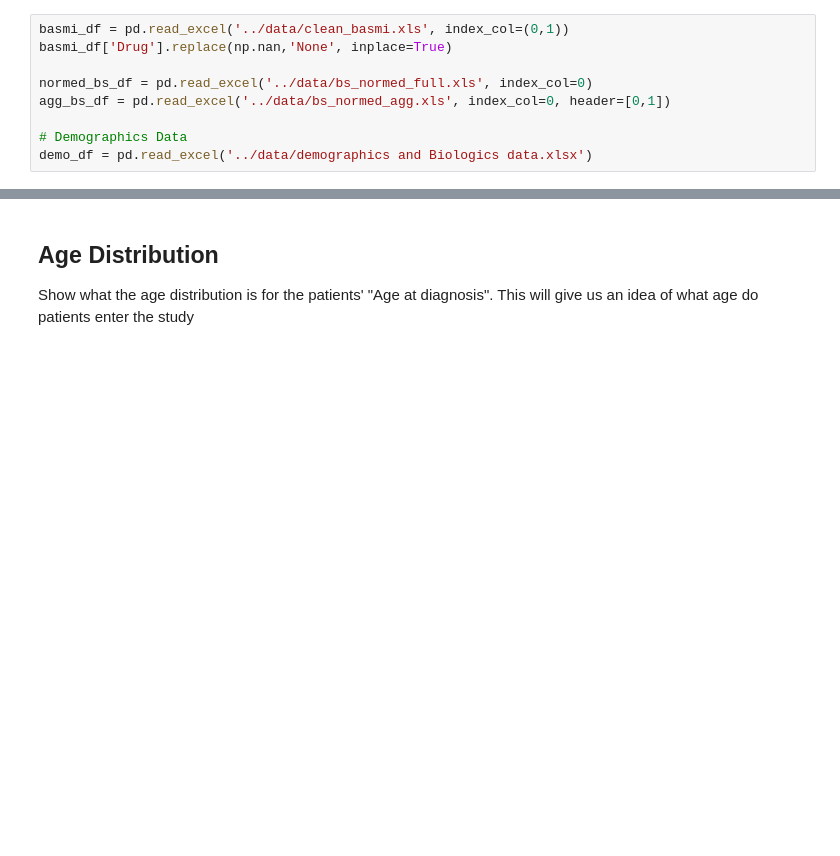
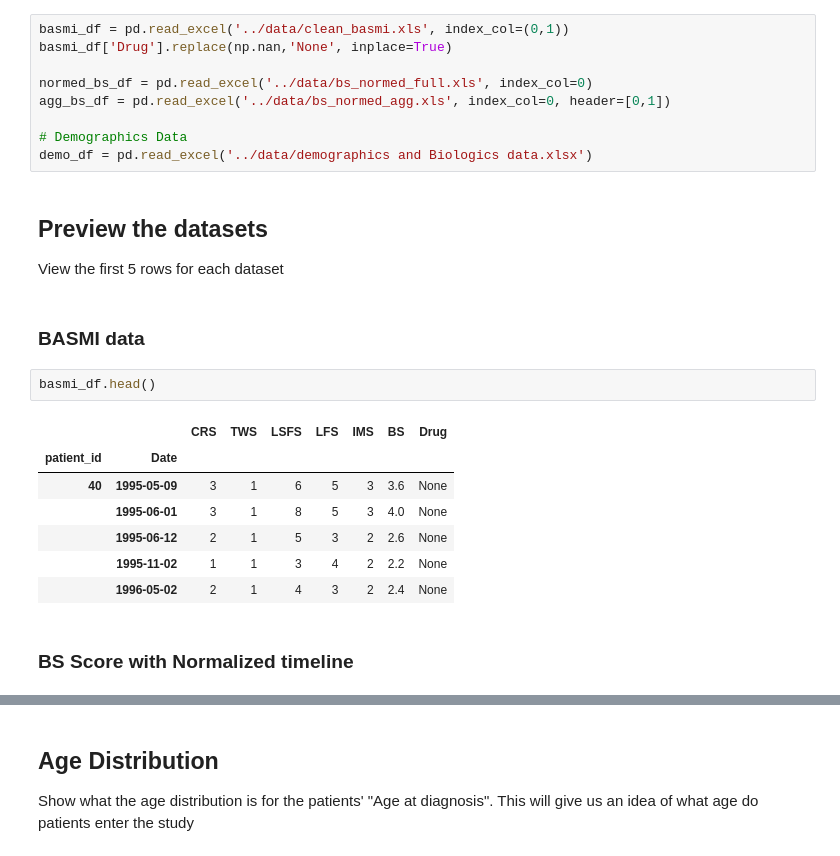
Before and after one commit to Rendiere/as-analysis, a Jupyter notebook: reports/data-vis-report.ipynb, the cells around one changed output, grey strips where cells are left out. Cells and saved outputs as stored; diff of their text form; blank space fills up the shorter version.

Commit message:
Updates data-vis-report and adds report pdf

```diff
--- a/reports/data-vis-report.ipynb
+++ b/reports/data-vis-report.ipynb
@@ -26,3 +31,21 @@ agg_bs_df = pd.read_excel('../data/bs_normed_agg.xls', index_col=0, header=[0,1]
 
 # Demographics Data
 demo_df = pd.read_excel('../data/demographics and Biologics data.xlsx')
+# %% [markdown]
+## Preview the datasets
+
+View the first 5 rows for each dataset
+# %% [markdown]
+### BASMI data
+# %%
+basmi_df.head()
+# %% [output]
+|  |  | CRS | TWS | LSFS | LFS | IMS | BS | Drug |
+| patient_id | Date |  |  |  |  |  |  |  |
+| 40 | 1995-05-09 | 3 | 1 | 6 | 5 | 3 | 3.6 | None |
+|  | 1995-06-01 | 3 | 1 | 8 | 5 | 3 | 4.0 | None |
+|  | 1995-06-12 | 2 | 1 | 5 | 3 | 2 | 2.6 | None |
+|  | 1995-11-02 | 1 | 1 | 3 | 4 | 2 | 2.2 | None |
+|  | 1996-05-02 | 2 | 1 | 4 | 3 | 2 | 2.4 | None |
+# %% [markdown]
+### BS Score with Normalized timeline
```
Also changed, not shown: parts of 12 cells of this notebook, 1 other file.
